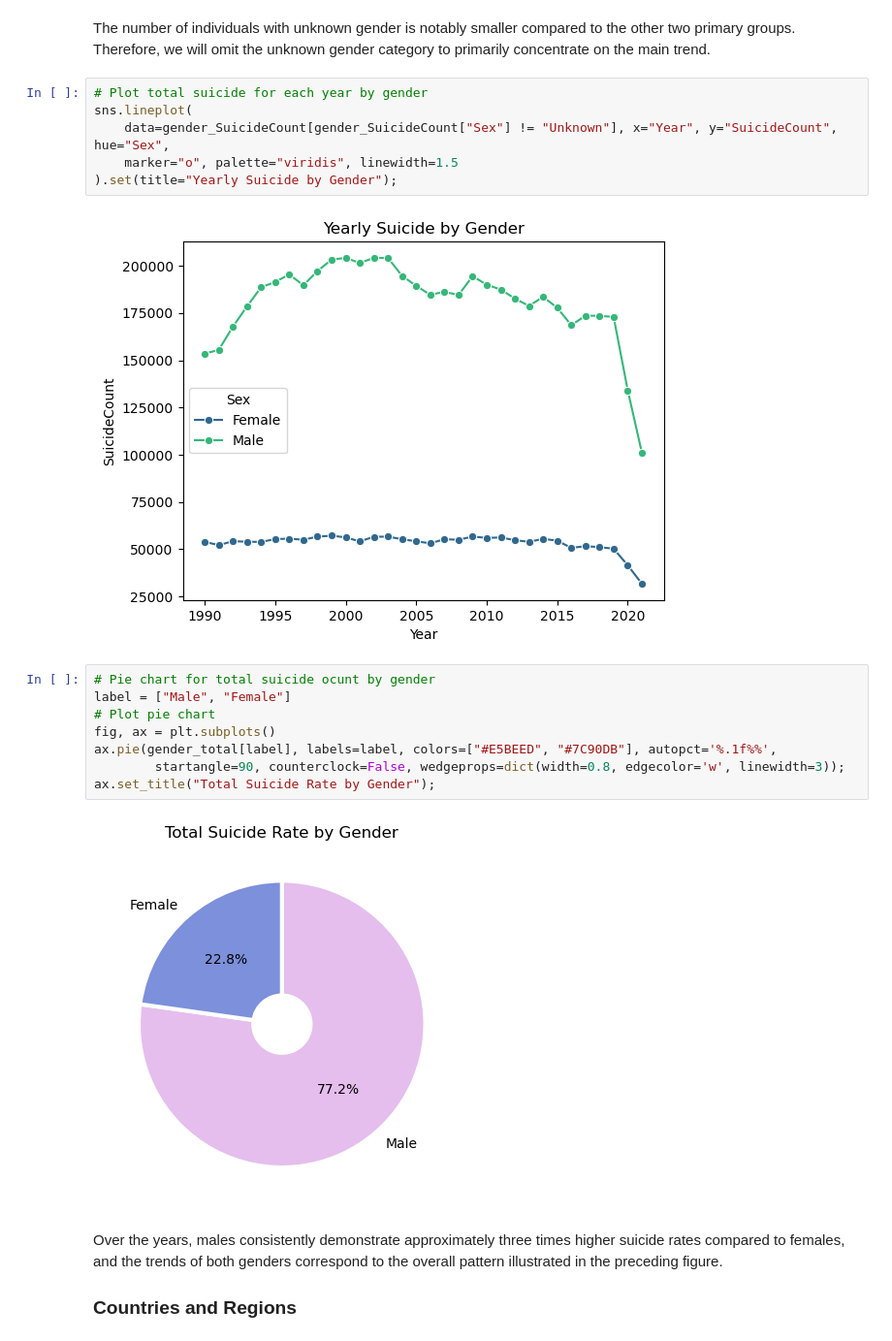
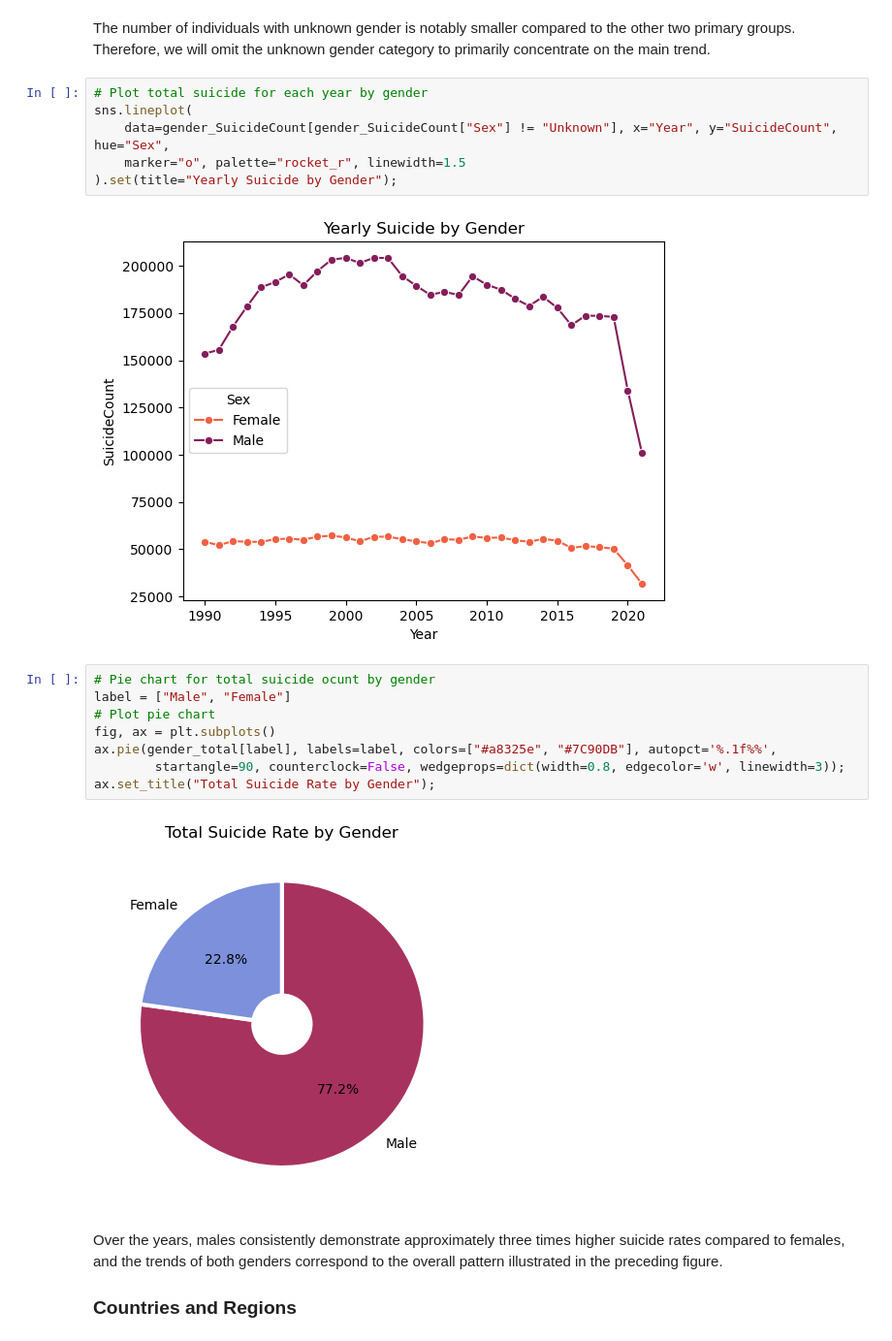
Before and after one commit to cuongpham24/Data-science-projects, a Jupyter notebook: Project_03_Social_Analysis/Project_03_suiside_rate.ipynb, the cells around one changed output. Shown at 97% size. Drawn from its saved outputs; the diff is of its cells as text.

```diff
--- a/Project_03_Social_Analysis/Project_03_suiside_rate.ipynb
+++ b/Project_03_Social_Analysis/Project_03_suiside_rate.ipynb
@@ -130,20 +132,20 @@ The number of individuals with unknown gender is notably smaller compared to the
 # Plot total suicide for each year by gender
 sns.lineplot(
     data=gender_SuicideCount[gender_SuicideCount["Sex"] != "Unknown"], x="Year", y="SuicideCount", hue="Sex",
-    marker="o", palette="viridis", linewidth=1.5
+    marker="o", palette="rocket_r", linewidth=1.5
 ).set(title="Yearly Suicide by Gender");
 # %% [output]
-[figure, old version]
+[figure, new version]
 # %%
 # Pie chart for total suicide ocunt by gender
 label = ["Male", "Female"]
 # Plot pie chart
 fig, ax = plt.subplots()
-ax.pie(gender_total[label], labels=label, colors=["#E5BEED", "#7C90DB"], autopct='%.1f%%',
+ax.pie(gender_total[label], labels=label, colors=["#a8325e", "#7C90DB"], autopct='%.1f%%',
         startangle=90, counterclock=False, wedgeprops=dict(width=0.8, edgecolor='w', linewidth=3));
 ax.set_title("Total Suicide Rate by Gender");
 # %% [output]
-[figure, old version]
+[figure, new version]
 # %% [markdown]
 Over the years, males consistently demonstrate approximately three times higher suicide rates compared to females, and the trends of both genders correspond to the overall pattern illustrated in the preceding figure.
 
```
Also changed, not shown: parts of 10 cells of this notebook.
